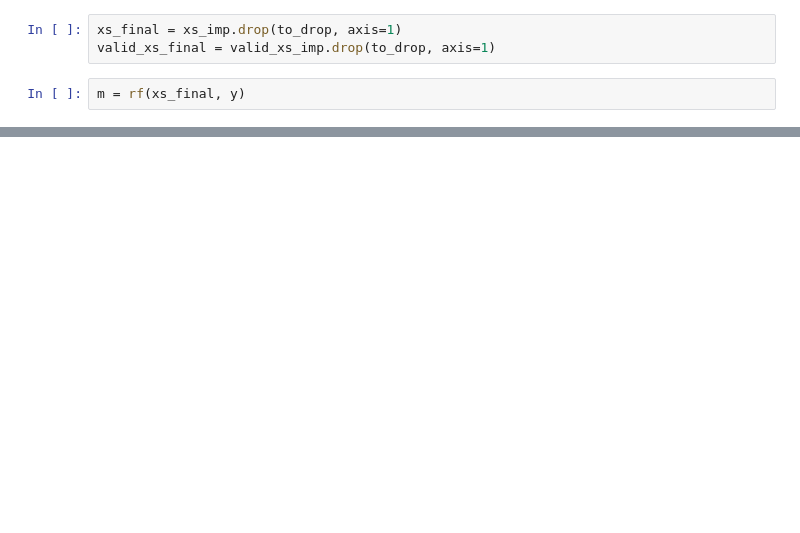
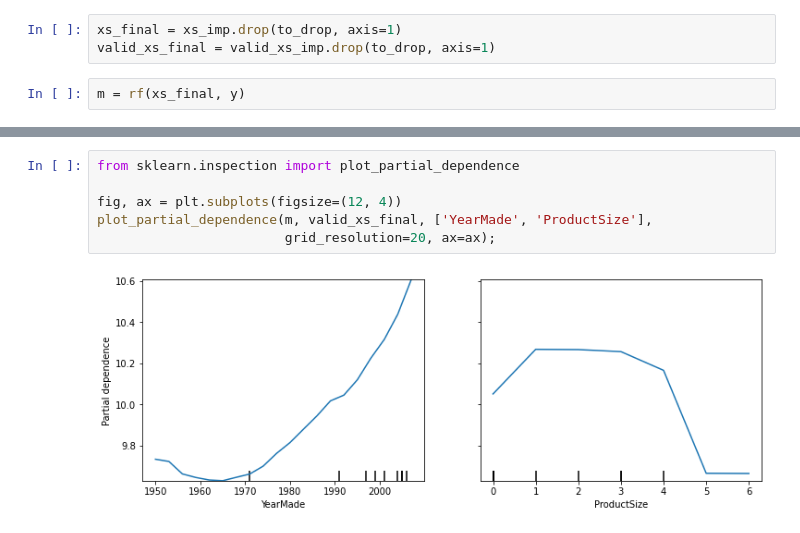
Before and after one commit to satani99/practical_deep_learning_for_coders, a Jupyter notebook: fast_ai_9.ipynb, the cells around one changed output, grey strips where cells are left out. Saved outputs shown, nothing was run; the diff lists cells and outputs as text; blank space fills up the shorter version.

```diff
--- a/fast_ai_9.ipynb
+++ b/fast_ai_9.ipynb
@@ -363,0 +370,8 @@ m_rmse(m, xs_final, y), m_rmse(m, valid_xs_final, valid_y)
+# %%
+from sklearn.inspection import plot_partial_dependence
+
+fig, ax = plt.subplots(figsize=(12, 4))
+plot_partial_dependence(m, valid_xs_final, ['YearMade', 'ProductSize'],
+                        grid_resolution=20, ax=ax);
+# %% [output]
+[figure, added]
```
Also changed, not shown: parts of 52 cells of this notebook.
